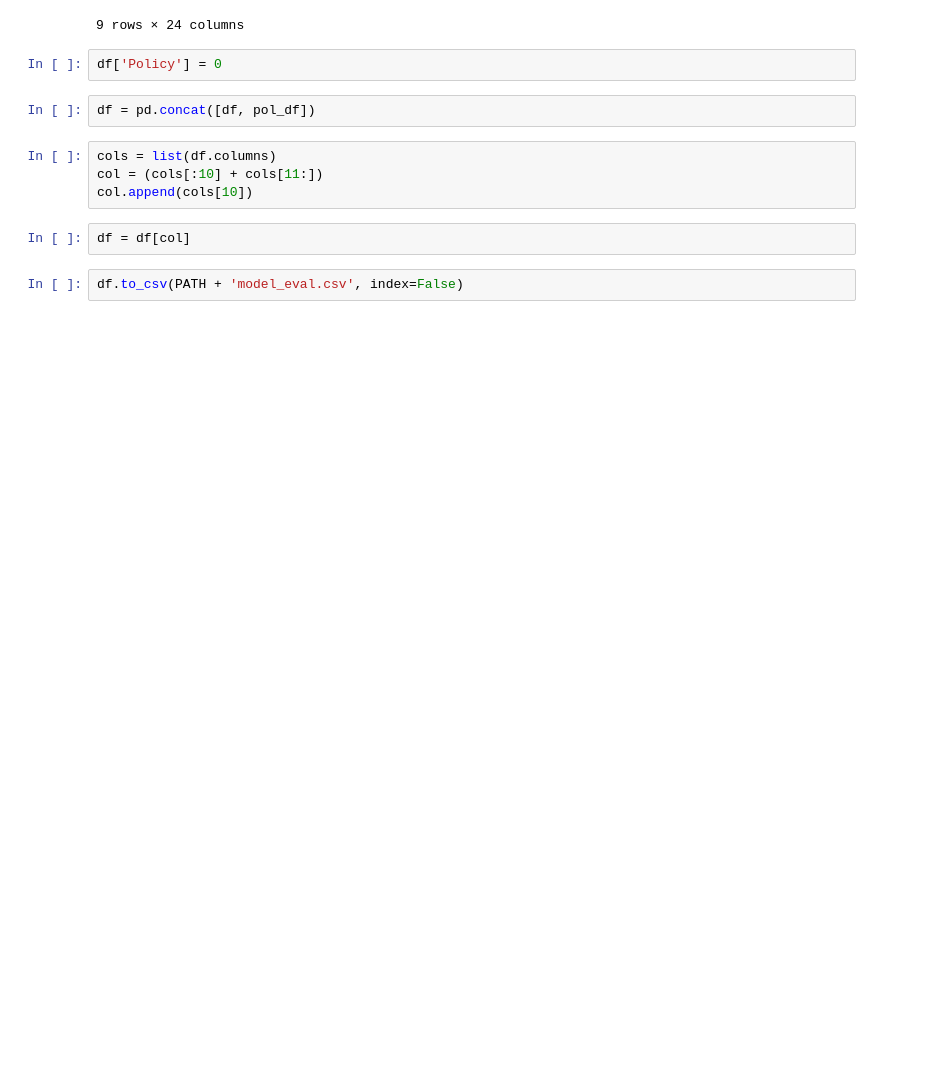
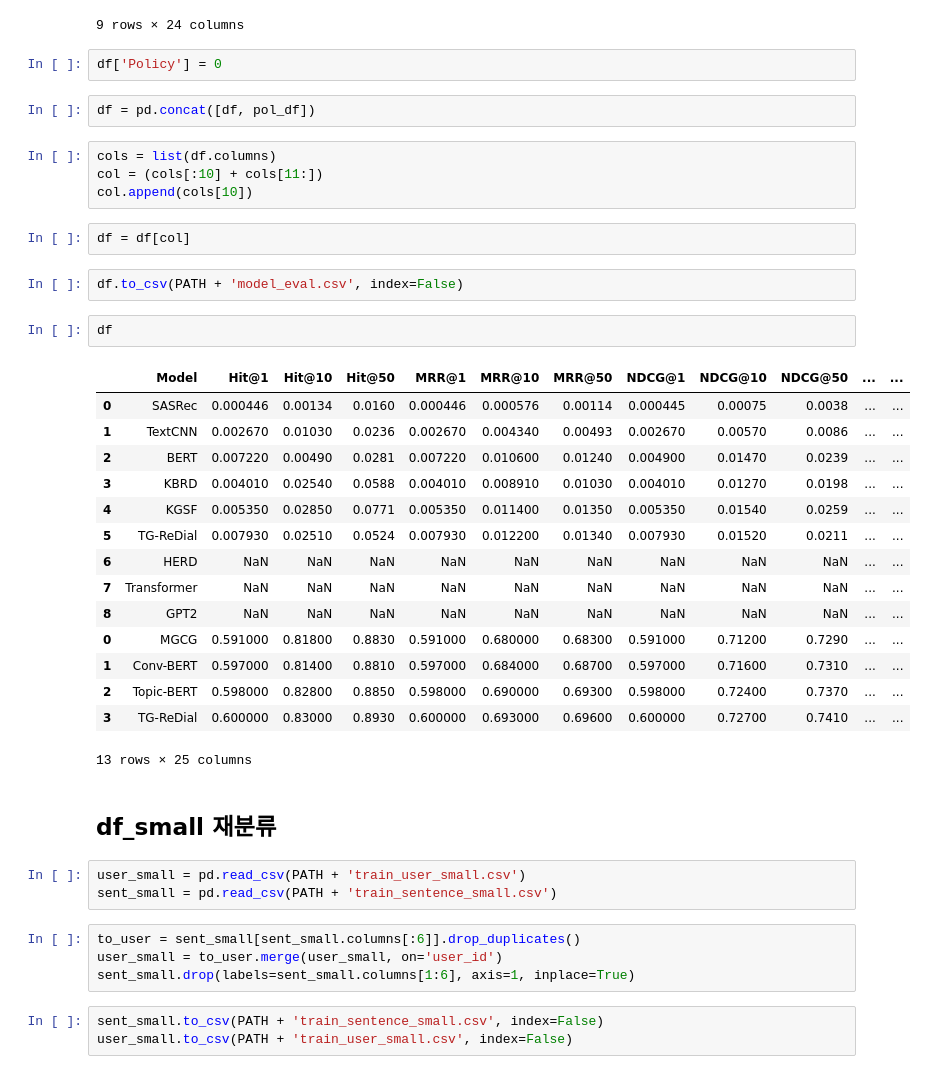
Before and after one commit to boostcampaitech5/level3_recsys_finalproject-recsys-07, a Jupyter notebook: graph/graph.ipynb, the cells around one changed output. Drawn from its saved outputs; the diff is of its cells as text; blank space fills up the shorter version.

```diff
--- a/graph/graph.ipynb
+++ b/graph/graph.ipynb
@@ -450,3 +499,33 @@ col.append(cols[10])
 df = df[col]
 # %%
 df.to_csv(PATH + 'model_eval.csv', index=False)
+# %%
+df
+# %% [output]
+|  | Model | Hit@1 | Hit@10 | Hit@50 | MRR@1 | MRR@10 | MRR@50 | NDCG@1 | NDCG@10 | NDCG@50 | ... | ... |
+| 0 | SASRec | 0.000446 | 0.00134 | 0.0160 | 0.000446 | 0.000576 | 0.00114 | 0.000445 | 0.00075 | 0.0038 | ... | ... |
+| 1 | TextCNN | 0.002670 | 0.01030 | 0.0236 | 0.002670 | 0.004340 | 0.00493 | 0.002670 | 0.00570 | 0.0086 | ... | ... |
+| 2 | BERT | 0.007220 | 0.00490 | 0.0281 | 0.007220 | 0.010600 | 0.01240 | 0.004900 | 0.01470 | 0.0239 | ... | ... |
+| 3 | KBRD | 0.004010 | 0.02540 | 0.0588 | 0.004010 | 0.008910 | 0.01030 | 0.004010 | 0.01270 | 0.0198 | ... | ... |
+| 4 | KGSF | 0.005350 | 0.02850 | 0.0771 | 0.005350 | 0.011400 | 0.01350 | 0.005350 | 0.01540 | 0.0259 | ... | ... |
+| 5 | TG-ReDial | 0.007930 | 0.02510 | 0.0524 | 0.007930 | 0.012200 | 0.01340 | 0.007930 | 0.01520 | 0.0211 | ... | ... |
+| 6 | HERD | NaN | NaN | NaN | NaN | NaN | NaN | NaN | NaN | NaN | ... | ... |
+| 7 | Transformer | NaN | NaN | NaN | NaN | NaN | NaN | NaN | NaN | NaN | ... | ... |
+| 8 | GPT2 | NaN | NaN | NaN | NaN | NaN | NaN | NaN | NaN | NaN | ... | ... |
+| 0 | MGCG | 0.591000 | 0.81800 | 0.8830 | 0.591000 | 0.680000 | 0.68300 | 0.591000 | 0.71200 | 0.7290 | ... | ... |
+| 1 | Conv-BERT | 0.597000 | 0.81400 | 0.8810 | 0.597000 | 0.684000 | 0.68700 | 0.597000 | 0.71600 | 0.7310 | ... | ... |
+| 2 | Topic-BERT | 0.598000 | 0.82800 | 0.8850 | 0.598000 | 0.690000 | 0.69300 | 0.598000 | 0.72400 | 0.7370 | ... | ... |
+| 3 | TG-ReDial | 0.600000 | 0.83000 | 0.8930 | 0.600000 | 0.693000 | 0.69600 | 0.600000 | 0.72700 | 0.7410 | ... | ... |
+13 rows × 25 columns
+# %% [markdown]
+## df_small 재분류
+# %%
+user_small = pd.read_csv(PATH + 'train_user_small.csv')
+sent_small = pd.read_csv(PATH + 'train_sentence_small.csv')
+# %%
+to_user = sent_small[sent_small.columns[:6]].drop_duplicates()
+user_small = to_user.merge(user_small, on='user_id')
+sent_small.drop(labels=sent_small.columns[1:6], axis=1, inplace=True)
+# %%
+sent_small.to_csv(PATH + 'train_sentence_small.csv', index=False)
+user_small.to_csv(PATH + 'train_user_small.csv', index=False)
```
Also changed, not shown: parts of 3 cells of this notebook, 2 other files.
